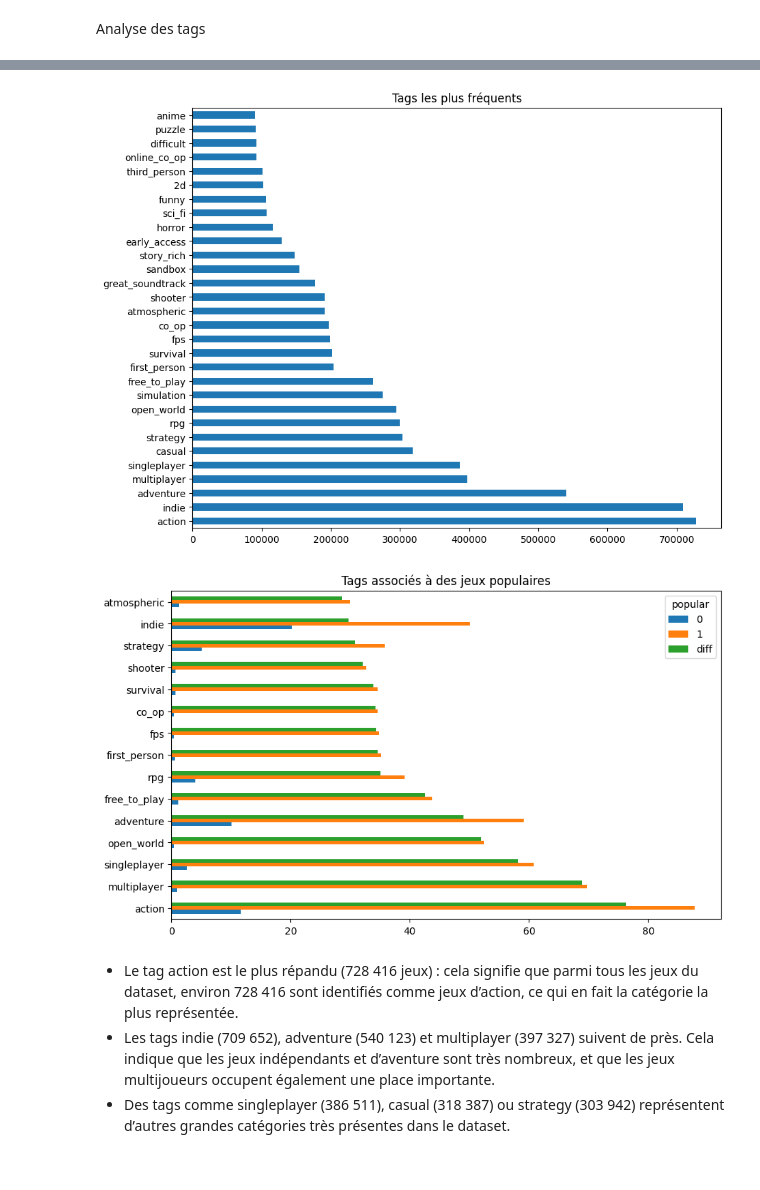
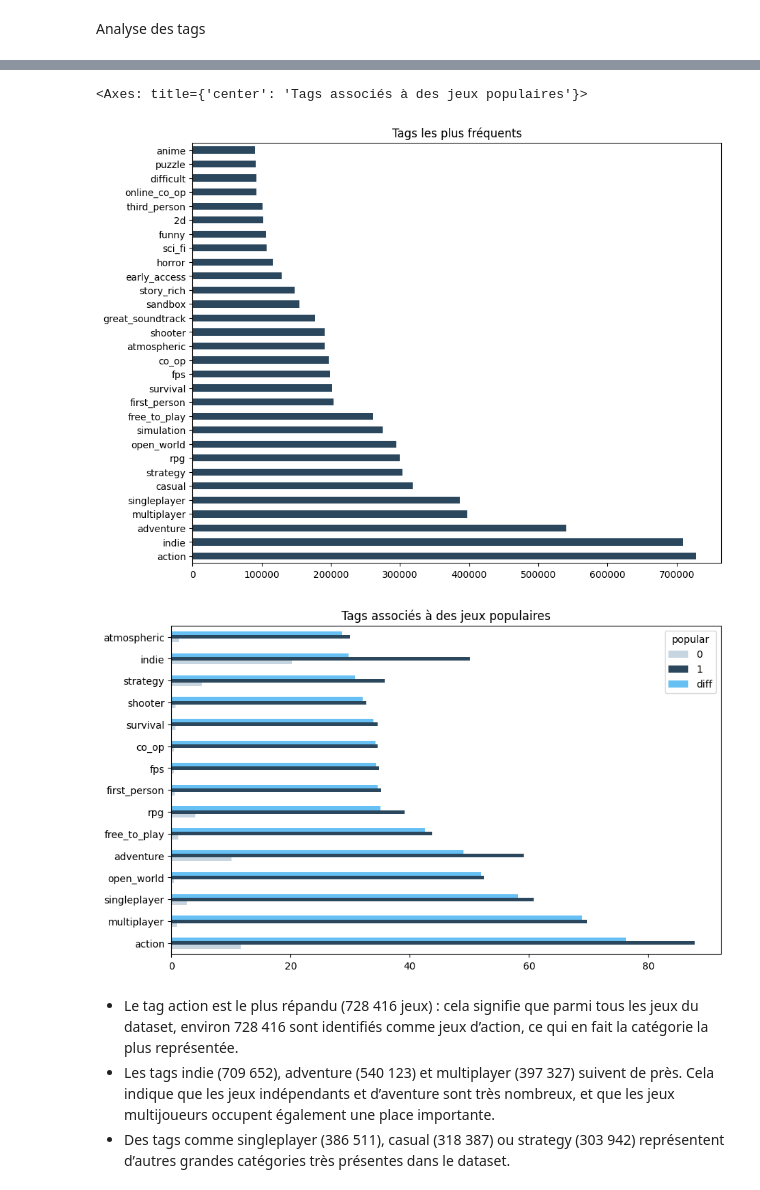
Before and after one commit to Plestan/Analyse-comportementale-Steam, a Jupyter notebook: analyse.ipynb, the cells around one changed output, grey strips where cells are left out. Saved outputs shown, nothing was run; the diff lists cells and outputs as text; code cells hidden in the pictures.

```diff
--- a/analyse.ipynb
+++ b/analyse.ipynb
@@ -321,6 +321,7 @@ steam['platforms'] = steam['platforms'].str.split(';')
 steam['genres'] = steam['genres'].str.split(';')
 steam['categories'] = steam['categories'].str.split(';')
 steam['steamspy_tags'] = steam['steamspy_tags'].str.split(';')
+steam['developer_list'] = steam['developer'].str.split(';')
 
 # 4. Transformer les owners
 steam[['owners_min', 'owners_max']] = steam['owners'].str.replace(',', '').str.split('-', expand=True).astype(int)
@@ -651,15 +652,19 @@ Synthèse:
 Analyse des tags
 # %%
 # Extraction des colonnes tags
-tag_cols =  df.columns[35:405]
+tag_cols =  df.columns[36:406]
 
 # Top tags utilisés
 tag_sums = df[tag_cols].sum().sort_values(ascending=False).head(30)
-tag_sums.plot(kind='barh', figsize=(10,8), title="Tags les plus fréquents")
+tag_sums.plot(kind='barh', figsize=(10,8), title="Tags les plus fréquents", color='#2a475e')
 
 # Tags favorables à la popularité
 tag_success = df.groupby('popular')[tag_cols].mean().T
 tag_success['diff'] = tag_success[1] - tag_success[0]
-tag_success.sort_values('diff', ascending=False).head(15).plot(kind='barh', figsize=(10,6), title="Tags associés à des jeux populaires")
-tag_success.sort_values('diff', ascending=False).head(15)
+tag_success.sort_values('diff', ascending=False).head(15).plot(
+    kind='barh',
+    figsize=(10, 6),
+    title="Tags associés à des jeux populaires",
+    color=['#c7d5e0', '#2a475e', '#66c0f4']  # bleu (hex), tu peux mettre une couleur différente
+)
 # %% [output]
@@ -682,5 +671,6 @@ tag_success.sort_values('diff', ascending=False).head(15)
+<Axes: title={'center': 'Tags associés à des jeux populaires'}>
-[figure, old version]
+[figure, new version]
-[figure, old version]
+[figure, new version]
 # %% [markdown]
 - Le tag action est le plus répandu (728 416 jeux) : cela signifie que parmi tous les jeux du dataset, environ 728 416 sont identifiés comme jeux d’action, ce qui en fait la catégorie la plus représentée.
 - Les tags indie (709 652), adventure (540 123) et multiplayer (397 327) suivent de près. Cela indique que les jeux indépendants et d’aventure sont très nombreux, et que les jeux multijoueurs occupent également une place importante.
```
Also changed, not shown: parts of 29 cells of this notebook.
